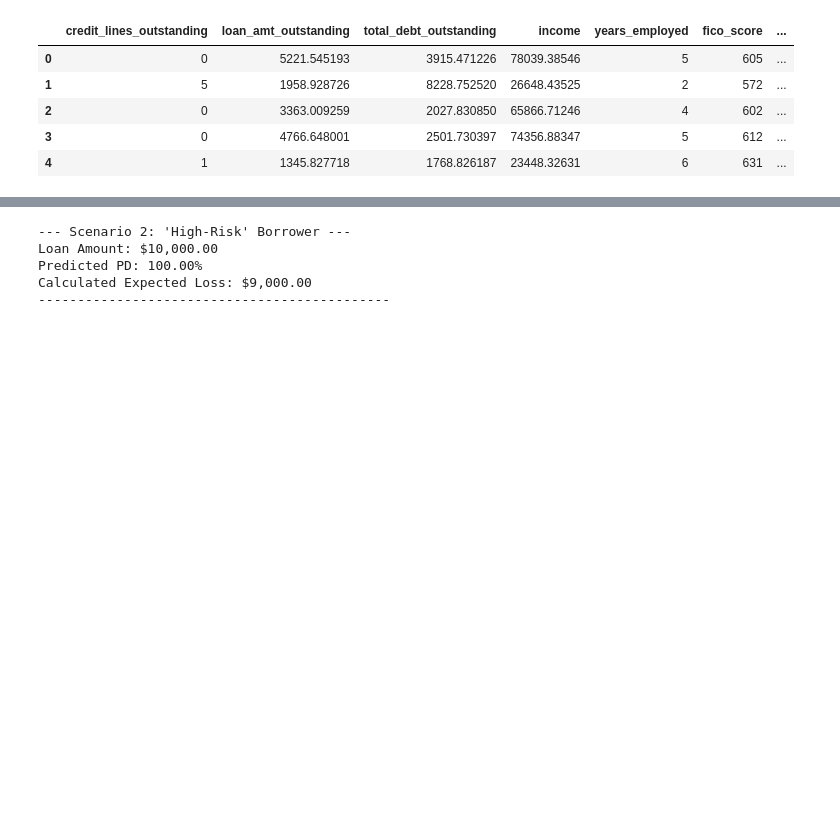
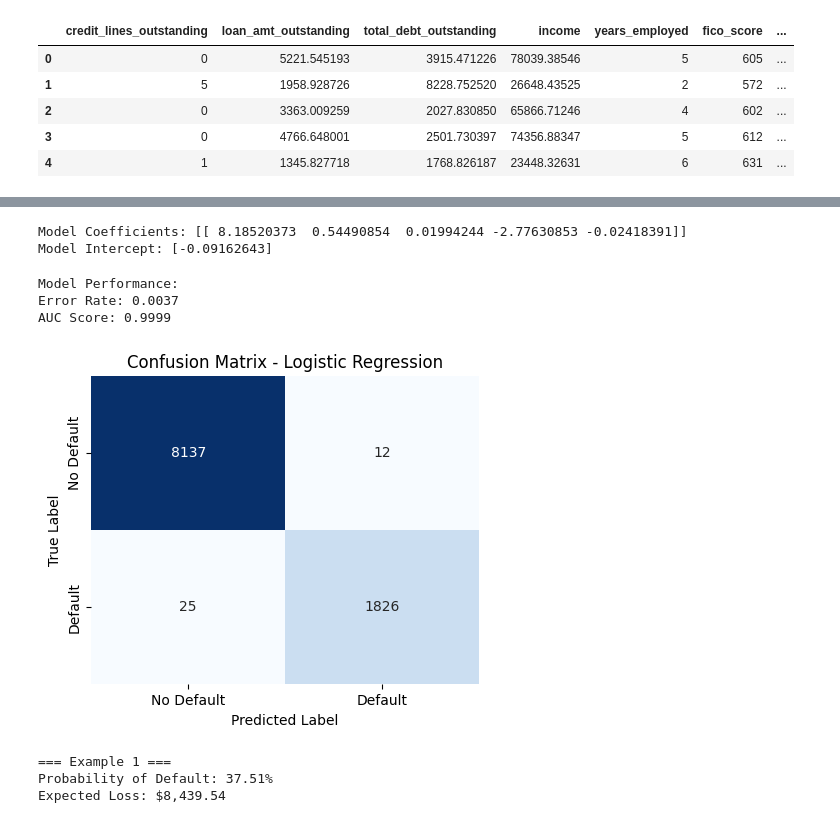
Before and after one commit to sandeeps2004/JPM-QuantResearch-Virtual-Task-3, a Jupyter notebook: credit_risk_analysis.ipynb, the cells around one changed output, grey strips where cells are left out. Drawn from its saved outputs; the diff is of its cells as text; code cells hidden in the pictures; blank space fills up the shorter version.

```diff
--- a/credit_risk_analysis.ipynb
+++ b/credit_risk_analysis.ipynb
@@ -121,21 +24,0 @@ Calculated Expected Loss: $39.46
-# %%
-print("\n--- Scenario 2: 'High-Risk' Borrower ---")
-high_risk_borrower = {
-    'credit_lines_outstanding': 5,
-    'loan_amt_outstanding': 10000,
-    'total_debt_outstanding': 15000,
-    'income': 40000,
-    'years_employed': 1,
-    'fico_score': 590
-}
-high_risk_result = calculate_expected_loss(**high_risk_borrower)
-print(f"Loan Amount: ${high_risk_borrower['loan_amt_outstanding']:,.2f}")
-print(f"Predicted PD: {high_risk_result['Probability of Default (PD)']}")
-print(f"Calculated Expected Loss: {high_risk_result['Expected Loss (EL)']}")
-print("-" * 45)
-# %% [output]
---- Scenario 2: 'High-Risk' Borrower ---
-Loan Amount: $10,000.00
-Predicted PD: 100.00%
-Calculated Expected Loss: $9,000.00
----------------------------------------------
@@ -141,0 +42,13 @@ Calculated Expected Loss: $9,000.00
+# %%
+clf = LogisticRegression(
+    random_state=0,
+    solver="liblinear",
+    tol=1e-5,
+    max_iter=10000
+).fit(X, y)
+
+print("\nModel Coefficients:", clf.coef_)
+print("Model Intercept:", clf.intercept_)
+# %% [output]
+Model Coefficients: [[ 8.18520373  0.54490854  0.01994244 -2.77630853 -0.02418391]]
+Model Intercept: [-0.09162643]
@@ -141,0 +62,20 @@ Calculated Expected Loss: $9,000.00
+# %%
+print("\nModel Performance:")
+print(f"Error Rate: {error_rate:.4f}")
+print(f"AUC Score: {auc_value:.4f}")
+# %% [output]
+Model Performance:
+Error Rate: 0.0037
+AUC Score: 0.9999
+# %%
+# Confusion Matrix
+plt.figure(figsize=(5, 4))
+sns.heatmap(conf_matrix, annot=True, fmt='d', cmap="Blues", cbar=False,
+            xticklabels=['No Default', 'Default'],
+            yticklabels=['No Default', 'Default'])
+plt.title("Confusion Matrix - Logistic Regression")
+plt.xlabel("Predicted Label")
+plt.ylabel("True Label")
+plt.show()
+# %% [output]
+[figure, added]
@@ -141,0 +107,19 @@ Calculated Expected Loss: $9,000.00
+# %%
+example_1 = {
+    "credit_lines_outstanding": 4,
+    "loan_amt_outstanding": 25000,
+    "total_debt_outstanding": 85000,
+    "income": 70000,
+    "years_employed": 6,
+    "fico_score": 710
+}
+
+
+print("\n=== Example 1 ===")
+res1 = predict_expected_loss(example_1)
+print(f"Probability of Default: {res1['PD']:.2%}")
+print(f"Expected Loss: ${res1['Expected_Loss']:,.2f}")
+# %% [output]
+=== Example 1 ===
+Probability of Default: 37.51%
+Expected Loss: $8,439.54
```
Also changed, not shown: parts of 9 cells of this notebook.
